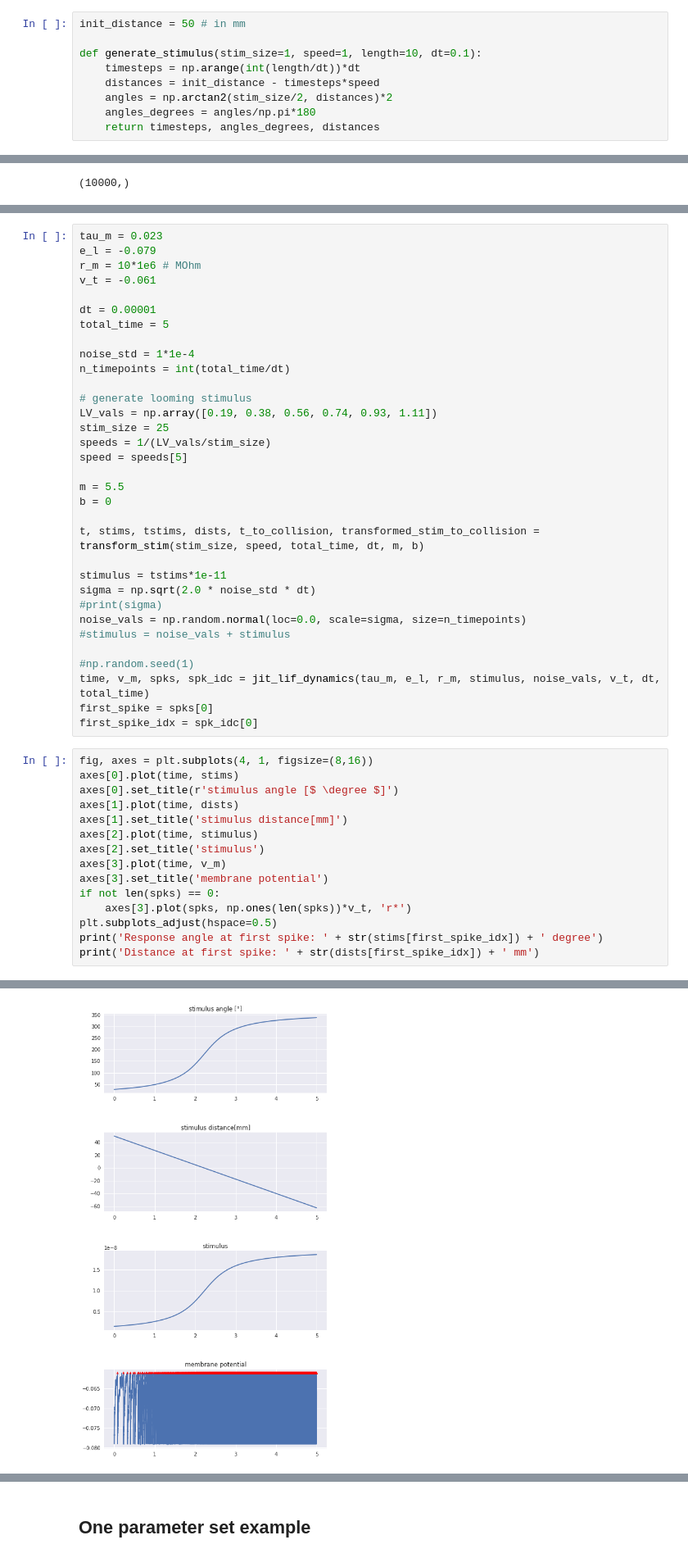
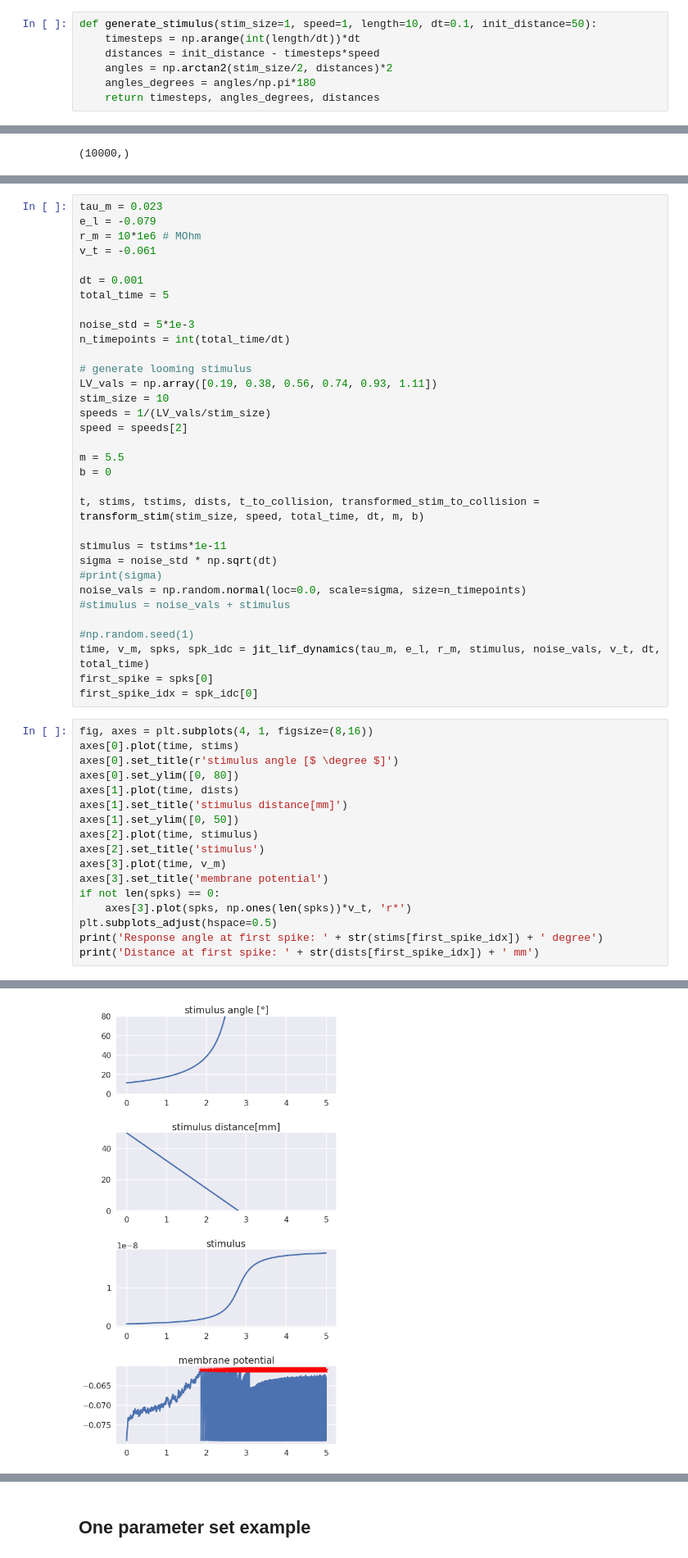
Before and after one commit to awakenting/master-thesis, a Jupyter notebook: code/first_looming_stimulus_model.ipynb, the cells around one changed output, grey strips where cells are left out. Shown at 82% size. Drawn from its saved outputs; the diff is of its cells as text.

```diff
--- a/code/first_looming_stimulus_model.ipynb
+++ b/code/first_looming_stimulus_model.ipynb
@@ -74,9 +74,7 @@ print(x[ymax])
 # %% [markdown]
 ## Stimulus generation (cf. Figure 1B and 1D of Bhattacharyya et. al 2017)
 # %%
-init_distance = 50 # in mm
-
-def generate_stimulus(stim_size=1, speed=1, length=10, dt=0.1):
+def generate_stimulus(stim_size=1, speed=1, length=10, dt=0.1, init_distance=50):
     timesteps = np.arange(int(length/dt))*dt
     distances = init_distance - timesteps*speed
     angles = np.arctan2(stim_size/2, distances)*2
@@ -235,17 +233,17 @@ e_l = -0.079
 r_m = 10*1e6 # MOhm
 v_t = -0.061
 
-dt = 0.00001
+dt = 0.001
 total_time = 5
 
-noise_std = 1*1e-4
+noise_std = 5*1e-3
 n_timepoints = int(total_time/dt)
 
 # generate looming stimulus
 LV_vals = np.array([0.19, 0.38, 0.56, 0.74, 0.93, 1.11])
-stim_size = 25
+stim_size = 10
 speeds = 1/(LV_vals/stim_size)
-speed = speeds[5]
+speed = speeds[2]
 
 m = 5.5
 b = 0
@@ -253,7 +251,7 @@ b = 0
 t, stims, tstims, dists, t_to_collision, transformed_stim_to_collision = transform_stim(stim_size, speed, total_time, dt, m, b)
 
 stimulus = tstims*1e-11
-sigma = np.sqrt(2.0 * noise_std * dt)
+sigma = noise_std * np.sqrt(dt)
 #print(sigma)
 noise_vals = np.random.normal(loc=0.0, scale=sigma, size=n_timepoints)
 #stimulus = noise_vals + stimulus
@@ -266,8 +264,10 @@ first_spike_idx = spk_idc[0]
 fig, axes = plt.subplots(4, 1, figsize=(8,16))
 axes[0].plot(time, stims)
 axes[0].set_title(r'stimulus angle [$ \degree $]')
+axes[0].set_ylim([0, 80])
 axes[1].plot(time, dists)
 axes[1].set_title('stimulus distance[mm]')
+axes[1].set_ylim([0, 50])
 axes[2].plot(time, stimulus)
 axes[2].set_title('stimulus')
 axes[3].plot(time, v_m)
@@ -283,3 +283,3 @@ Distance at first spike: 48.1882882883 mm
-[figure, old version]
+[figure, new version]
 # %%
 def calc_response(params):
```
Also changed, not shown: parts of 17 cells of this notebook, 6 other files.
